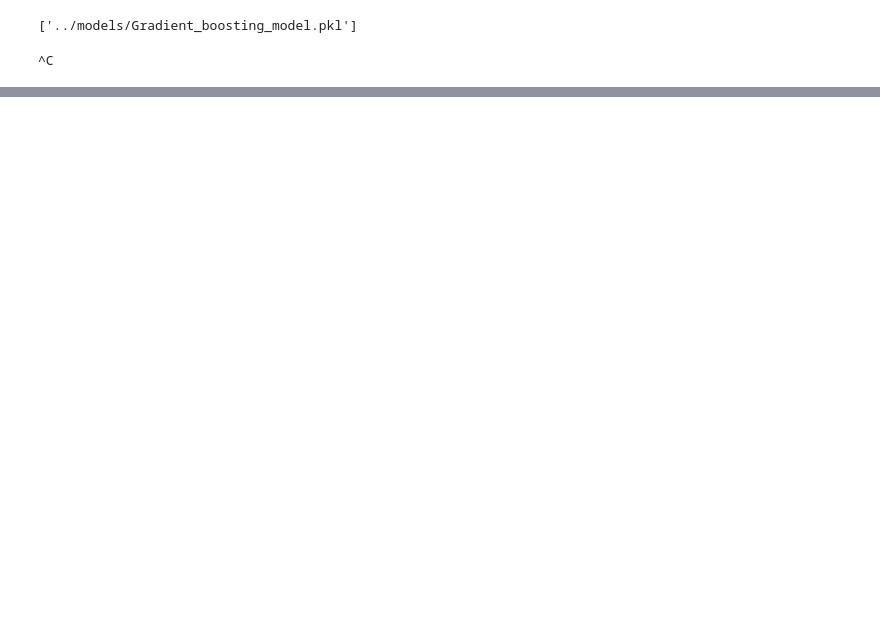
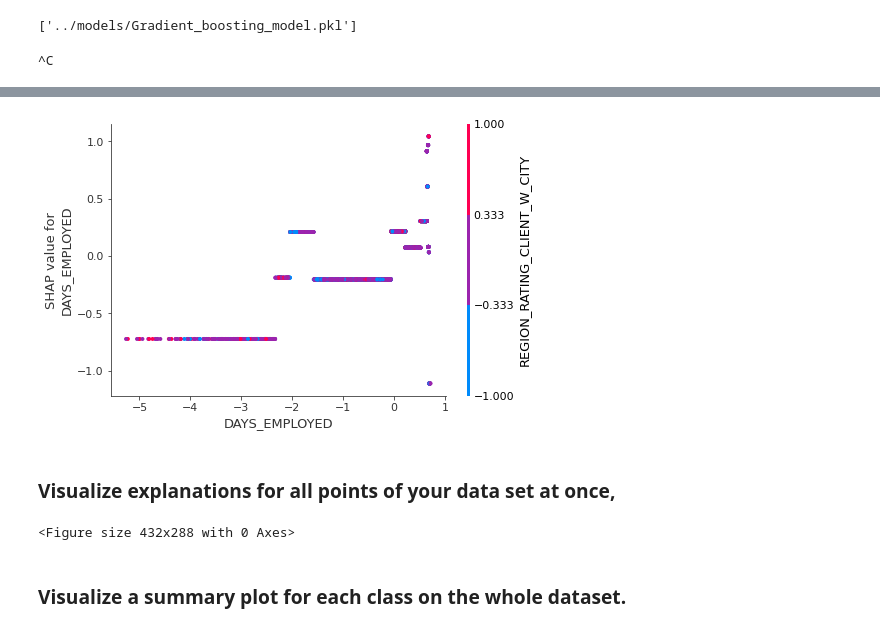
Before and after one commit to NordineOub/Home-Credit-Risk-Classification-ML, a Jupyter notebook: notebooks/ETL.ipynb, the cells around one changed output, grey strips where cells are left out. Saved outputs shown, nothing was run; the diff lists cells and outputs as text; code cells hidden in the pictures; blank space fills up the shorter version.

```diff
--- a/notebooks/ETL.ipynb
+++ b/notebooks/ETL.ipynb
@@ -240,6 +260,6 @@ See the caveats in the documentation: https://pandas.pydata.org/pandas-docs/stab
 # %%
 from sklearn.model_selection import train_test_split
 
-xtrain, xtest, ytrain, ytest = train_test_split(train, y, test_size = .3, random_state = 7)
+x_train, x_test, y_train, y_test = train_test_split(train, y, test_size = .3, random_state = 7)
 # %%
 from sklearn.ensemble import GradientBoostingClassifier
@@ -262 +276,5 @@ import joblib
+# %%
+joblib_file = "../models/Gradient_boosting_model.pkl"
+
+clf = joblib.load(joblib_file)
 # %%
@@ -281,0 +310,6 @@ with mlflow.start_run() as run:
+# %%
+import shap
+import matplotlib.pyplot as plt
+
+# Create object that can calculate shap values
+explainer = shap.TreeExplainer(clf)
@@ -281,0 +322,9 @@ with mlflow.start_run() as run:
+# %%
+shap_values = explainer.shap_values(x_train)
+# %%
+shap.dependence_plot('DAYS_EMPLOYED', shap_values, x_train, show=False)
+plt.savefig('../reports/figures/dependence.png')
+# %% [output]
+[figure, added]
+# %% [markdown]
+### Visualize explanations for all points of  your data set at once,
@@ -281,0 +333,7 @@ with mlflow.start_run() as run:
+# %%
+shap.force_plot(explainer.expected_value, shap_values[0, :], x_test.iloc[0, :], show=False)
+plt.savefig('../reports/figures/force_plot.png')
+# %% [output]
+<Figure size 432x288 with 0 Axes>
+# %% [markdown]
+### Visualize a summary plot for each class on the whole dataset.
```
Also changed, not shown: parts of 25 cells of this notebook, 25 other files.
